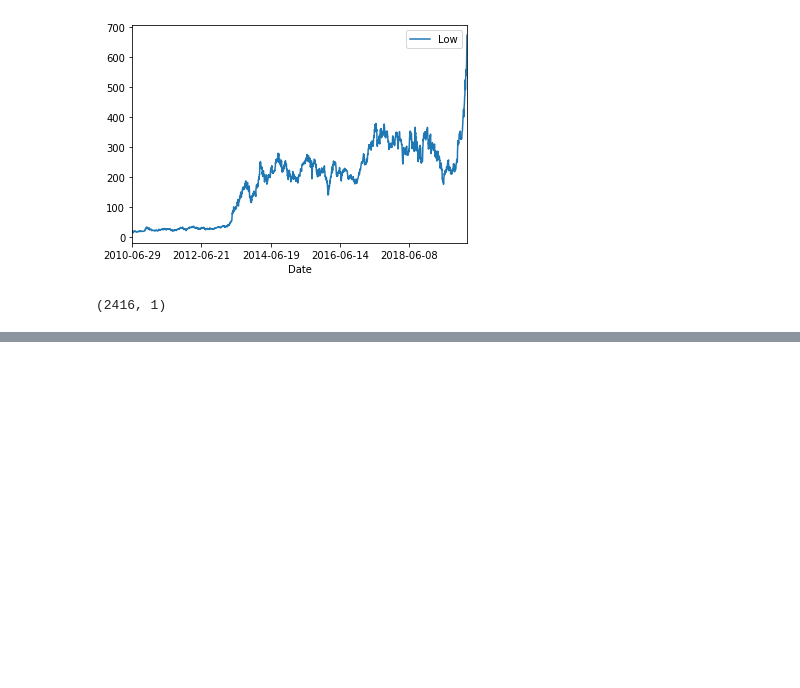
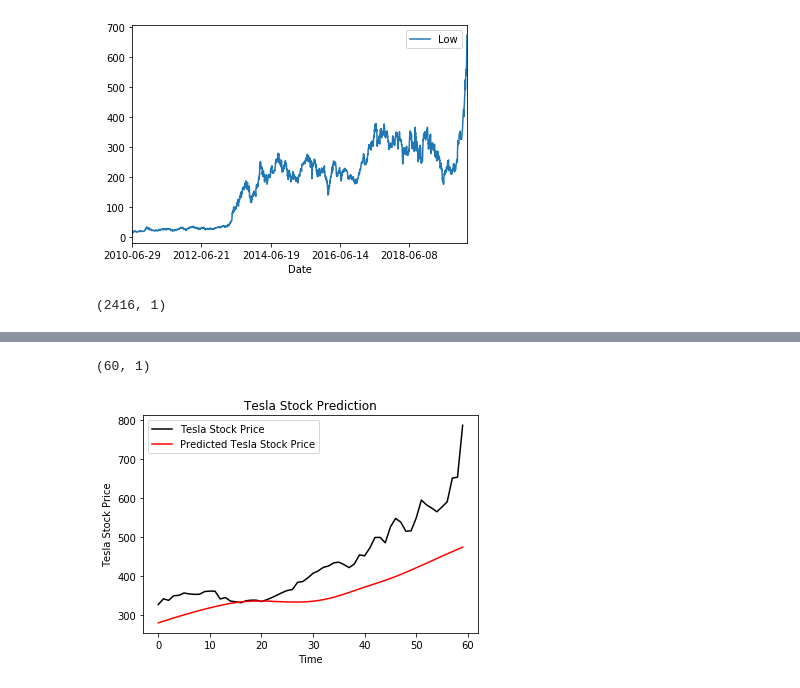
Before and after one commit to amirgamil/Predicting-Telsa-Stock, a Jupyter notebook: predicting_tesla_stock.py.ipynb, the cells around one changed output, grey strips where cells are left out. Cells and saved outputs as stored; diff of their text form; code cells hidden in the pictures; blank space fills up the shorter version.

Commit message:
Trained and predicted the stock prices for Tesla

```diff
--- a/predicting_tesla_stock.py.ipynb
+++ b/predicting_tesla_stock.py.ipynb
@@ -79,0 +70,14 @@ a = [0, 1,]
+# %%
+#creating the LSTM model
+model = Sequential()
+model.add(LSTM(units=50,return_sequences=True,input_shape=(x_train.shape[1], 1)))
+model.add(Dropout(0.2))
+model.add(LSTM(units=50,return_sequences=True))
+model.add(Dropout(0.2))
+model.add(LSTM(units=50,return_sequences=True))
+model.add(Dropout(0.2))
+model.add(LSTM(units=50))
+model.add(Dropout(0.2))
+model.add(Dense(units=1))
+model.compile(optimizer='adam',loss='mean_squared_error')
+model.fit(x_train,y_train,epochs=5,batch_size=32)
@@ -79,0 +96,6 @@ a = [0, 1,]
+# %%
+#predicting the stock prices from the model
+predicted_stock_price = model.predict(x_test)
+#remember from our data, we applied the MaxMinScaler, so we have to reverse the transform to get our actual results
+predicted_stock_price = sc.inverse_transform(predicted_stock_price)
+print(predicted_stock_price)
@@ -79,0 +120,17 @@ a = [0, 1,]
+# %%
+real_stock_prices = df["High"].iloc[2356: 2416].values
+real_stock_prices = real_stock_prices.reshape(-1,1)
+print(real_stock_prices.shape)
+# %% [output]
+(60, 1)
+# %%
+#plot the predicted stocks and the actual stocks to see how close our predictions were
+plt.plot(real_stock_prices, color = 'black', label = 'Tesla Stock Price')
+plt.plot(predicted_stock_price, color='red', label = 'Predicted Tesla Stock Price')
+plt.title("Tesla Stock Prediction")
+plt.xlabel("Time")
+plt.ylabel('Tesla Stock Price')
+plt.legend()
+plt.show()
+# %% [output]
+[figure, added]
```
Also changed, not shown: parts of 5 cells of this notebook.
